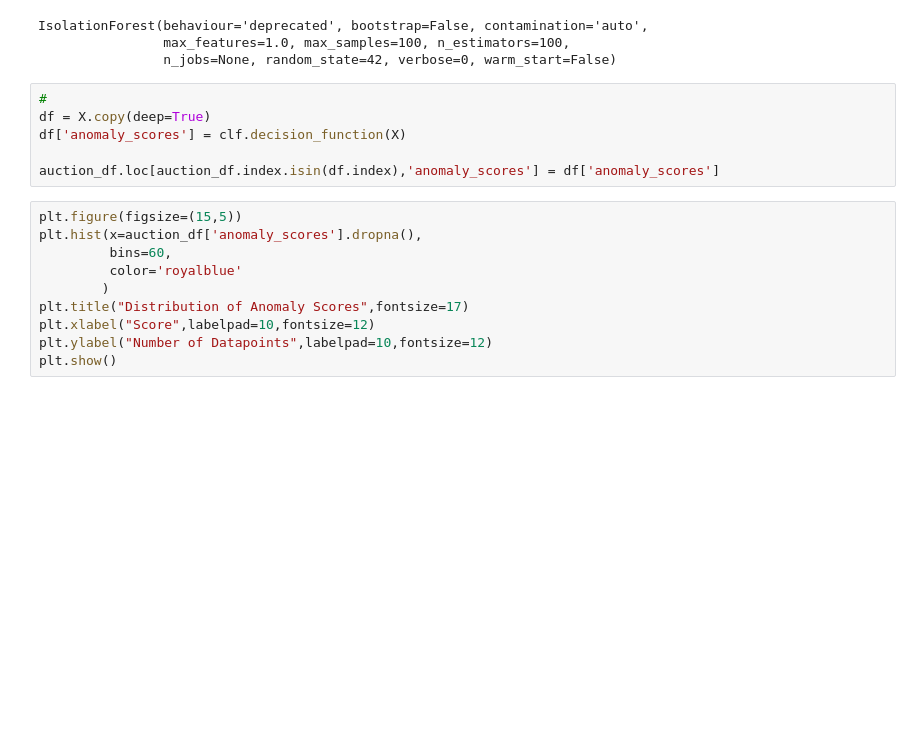
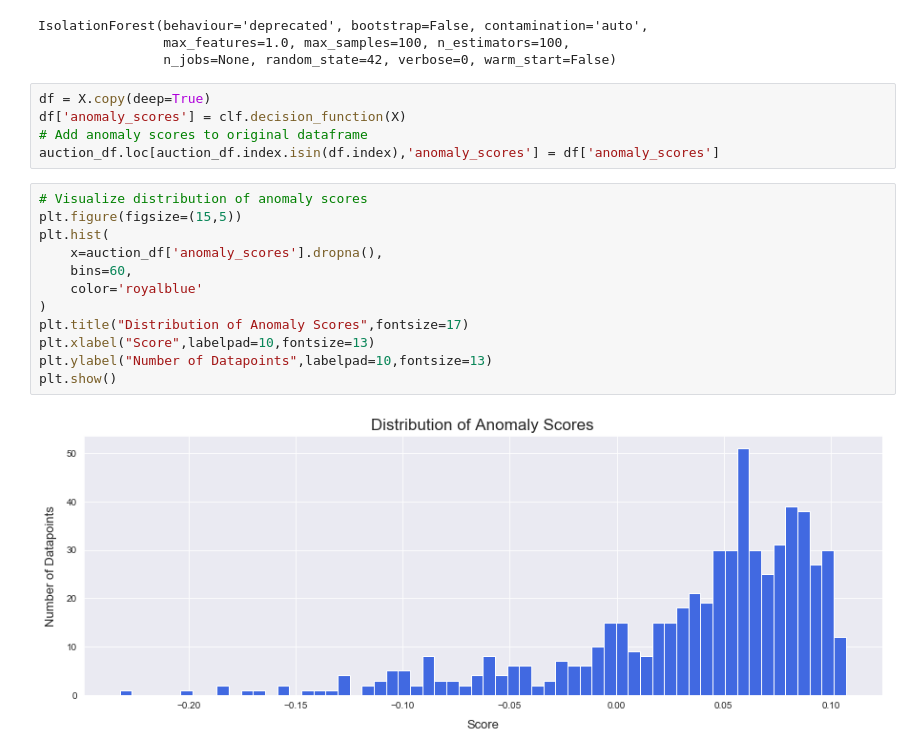
Before and after one commit to mpky/CBI_Project, a Jupyter notebook: notebooks/iforest_cbi.ipynb, the cells around one changed output. Cells and saved outputs as stored; diff of their text form; blank space fills up the shorter version.

```diff
--- a/notebooks/iforest_cbi.ipynb
+++ b/notebooks/iforest_cbi.ipynb
@@ -47,21 +49,24 @@ IsolationForest(behaviour='deprecated', bootstrap=False, contamination='auto',
                 max_features=1.0, max_samples=100, n_estimators=100,
                 n_jobs=None, random_state=42, verbose=0, warm_start=False)
 # %%
-#
 df = X.copy(deep=True)
 df['anomaly_scores'] = clf.decision_function(X)
-
+# Add anomaly scores to original dataframe
 auction_df.loc[auction_df.index.isin(df.index),'anomaly_scores'] = df['anomaly_scores']
 # %%
+# Visualize distribution of anomaly scores
 plt.figure(figsize=(15,5))
-plt.hist(x=auction_df['anomaly_scores'].dropna(),
-         bins=60,
-         color='royalblue'
-        )
+plt.hist(
+    x=auction_df['anomaly_scores'].dropna(),
+    bins=60,
+    color='royalblue'
+)
 plt.title("Distribution of Anomaly Scores",fontsize=17)
-plt.xlabel("Score",labelpad=10,fontsize=12)
-plt.ylabel("Number of Datapoints",labelpad=10,fontsize=12)
+plt.xlabel("Score",labelpad=10,fontsize=13)
+plt.ylabel("Number of Datapoints",labelpad=10,fontsize=13)
 plt.show()
+# %% [output]
+[figure, added]
 # %%
 # Label the top 10th percentile of most anomalous datapoints
 auction_df['most_anomalous'] = np.where(
```
Also changed, not shown: parts of 6 cells of this notebook.
